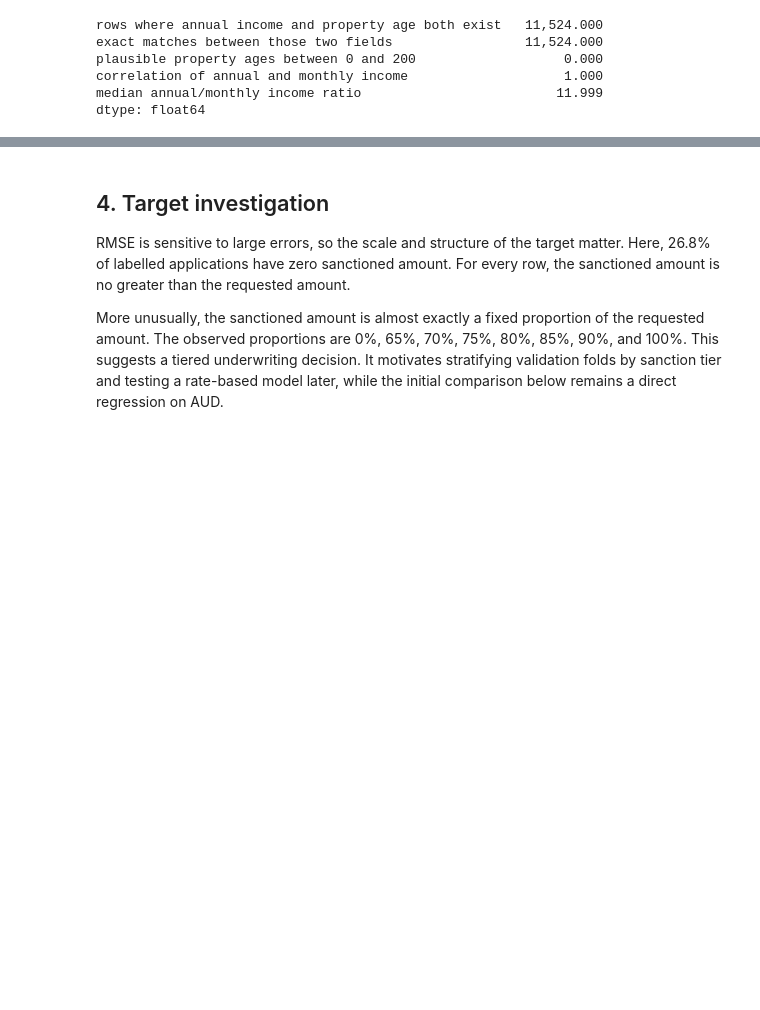
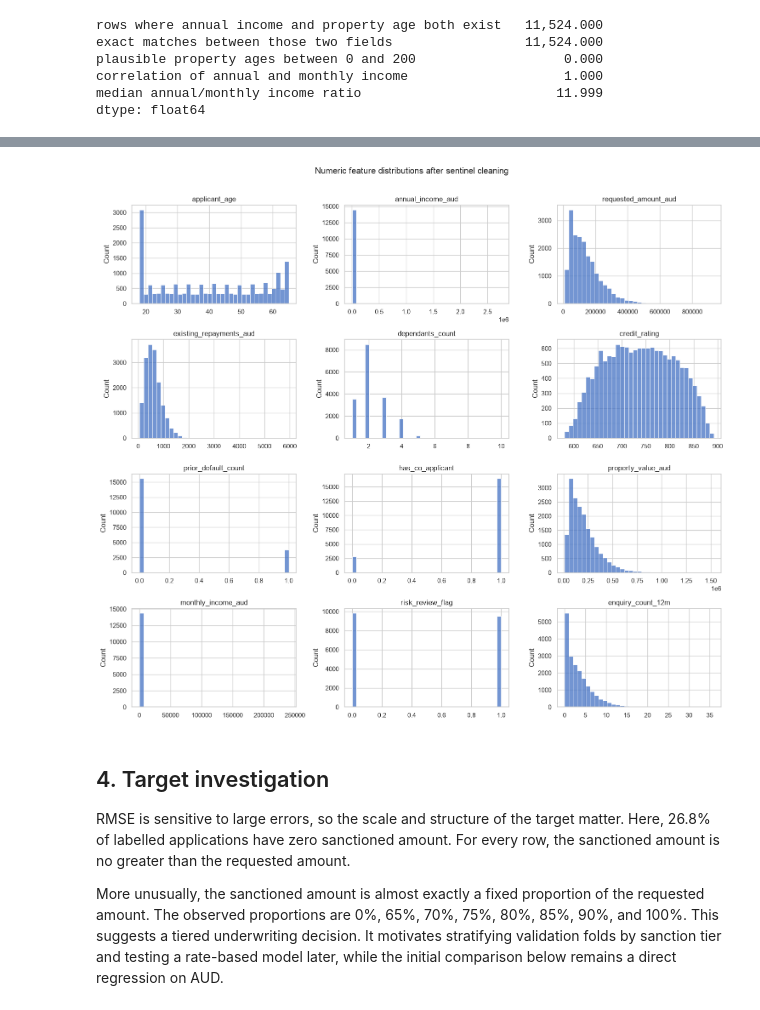
Before and after one commit to Adityap665/FIT-5149, a Jupyter notebook: assignment_1_from_scratch.ipynb, the cells around one changed output, grey strips where cells are left out. Cells and saved outputs as stored; diff of their text form; code cells hidden in the pictures; blank space fills up the shorter version.

```diff
--- a/assignment_1_from_scratch.ipynb
+++ b/assignment_1_from_scratch.ipynb
@@ -255,3 +671,25 @@ dtype: float64
+# %%
+distribution_columns = [
+    column
+    for column in numeric_for_relationships.columns
+    if column not in [TARGET, "property_ref"]
+]
+
+fig, axes = plt.subplots(4, 3, figsize=(15, 13))
+for column, ax in zip(distribution_columns, axes.flat):
+    values = train_clean_for_audit[column].dropna()
+    sns.histplot(values, bins=35, ax=ax, color="#4472C4")
+    ax.set_title(column)
+    ax.set_xlabel("")
+
+for ax in axes.flat[len(distribution_columns):]:
+    ax.set_visible(False)
+
+fig.suptitle("Numeric feature distributions after sentinel cleaning", y=1.01)
+plt.tight_layout()
+plt.show()
+# %% [output]
+[figure, added]
 # %% [markdown]
 ## 4. Target investigation
 
```
Also changed, not shown: parts of 31 cells of this notebook, 2 other files.
